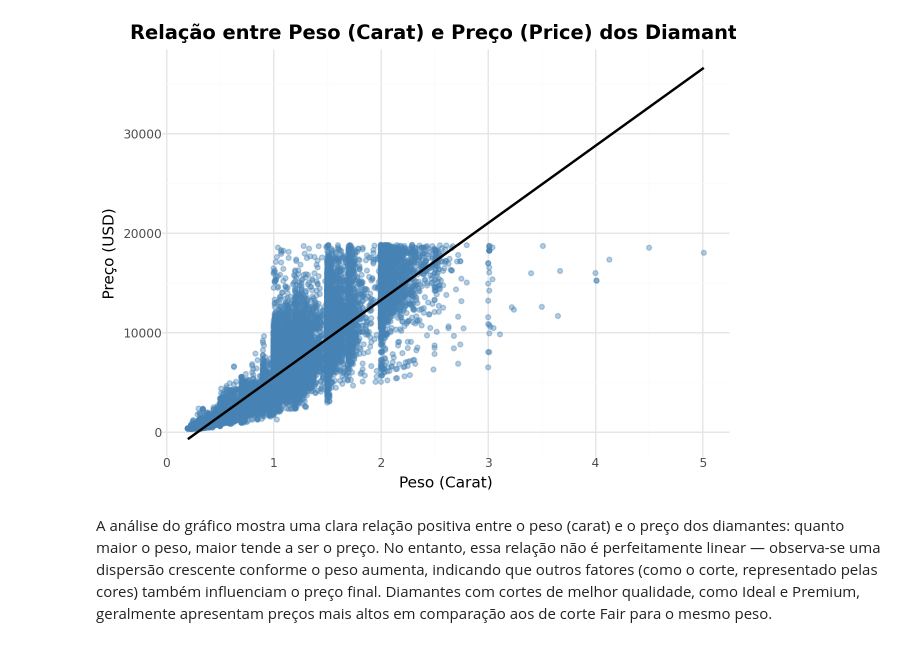
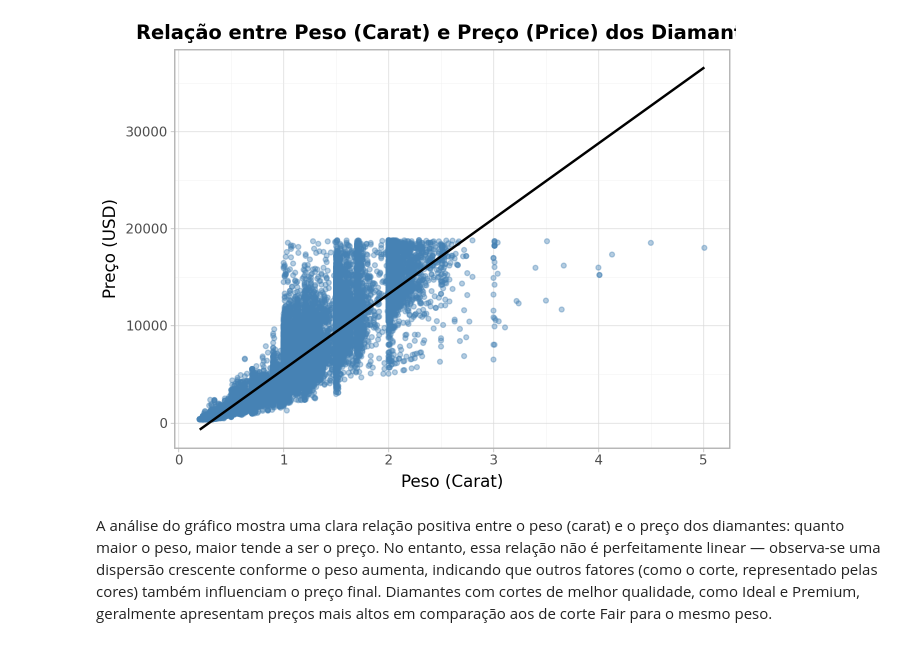
Before and after one commit to rafaelgaribalde/ManipulacaoBancoDados, a Jupyter notebook: Desafio_14/Desafio_14.ipynb, the cells around one changed output. Saved outputs shown, nothing was run; the diff lists cells and outputs as text; code cells hidden in the pictures.

```diff
--- a/Desafio_14/Desafio_14.ipynb
+++ b/Desafio_14/Desafio_14.ipynb
@@ -19,21 +19,21 @@ Arquivo compilado em: 30/10/2025 15:43:05
 # %%
 plot01 = (
     ggplot(diamonds, aes(x='carat', y='price'))
     + geom_point(alpha=0.4, color='steelblue')
     + geom_smooth(method='lm', color='black', se=False)
     + labs(
         title='Relação entre Peso (Carat) e Preço (Price) dos Diamantes',
         x='Peso (Carat)',
         y='Preço (USD)'
     )
-    + theme_minimal()
+    + theme_light(base_size=12)
     + theme(
         plot_title=element_text(weight='bold', size=14)
     )
 )
 plot01
 # %% [output]
-[figure, old version]
+[figure, new version]
 # %% [markdown]
  A análise do gráfico mostra uma clara relação positiva entre o peso (carat) e
 o preço dos diamantes: quanto maior o peso, maior tende a ser o preço. No entanto, essa relação não é perfeitamente linear — observa-se uma dispersão crescente conforme o peso aumenta, indicando que outros fatores (como o corte, representado pelas cores) também influenciam o preço final. Diamantes com cortes de melhor qualidade, como Ideal e Premium, geralmente apresentam preços mais altos em comparação aos de corte Fair para o mesmo peso.
```
Also changed, not shown: parts of 3 cells of this notebook, 1 other file.
